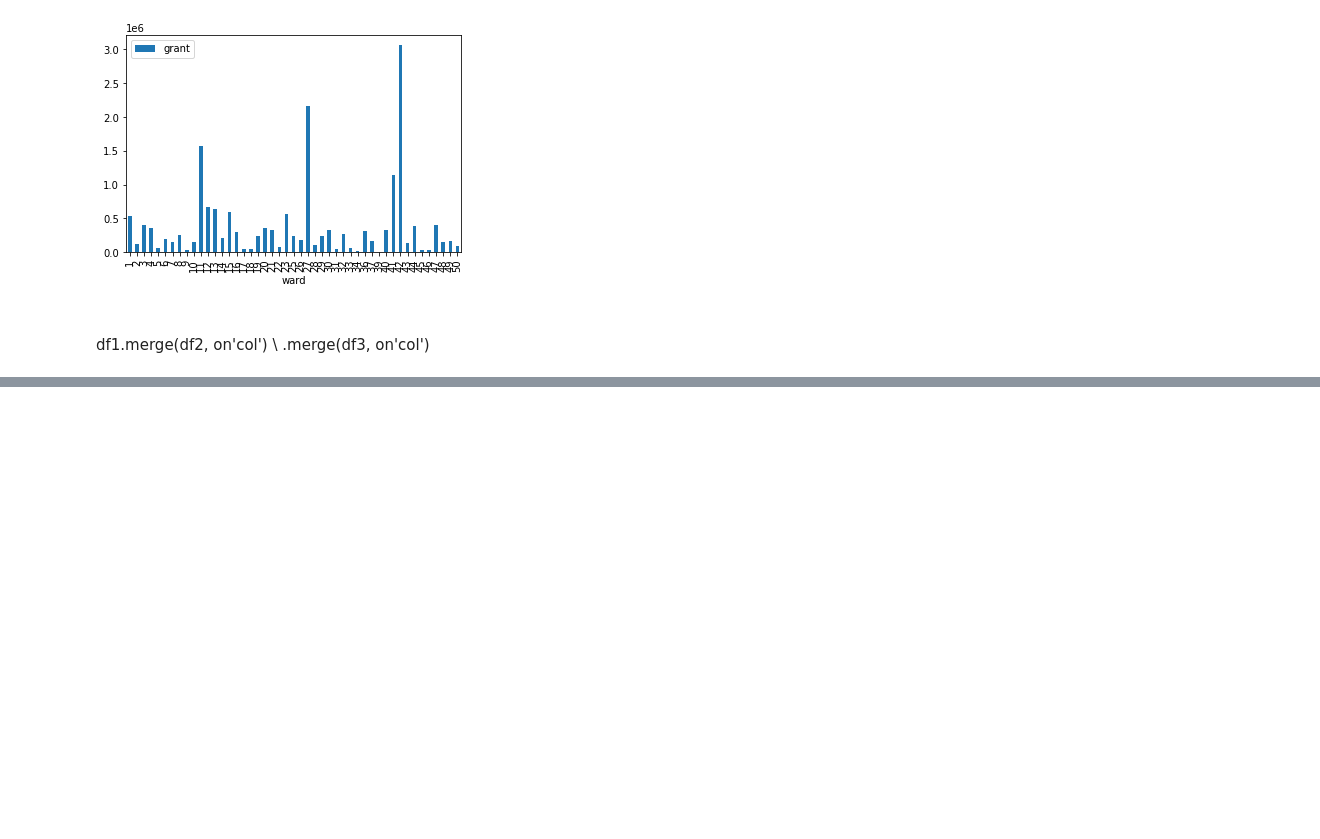
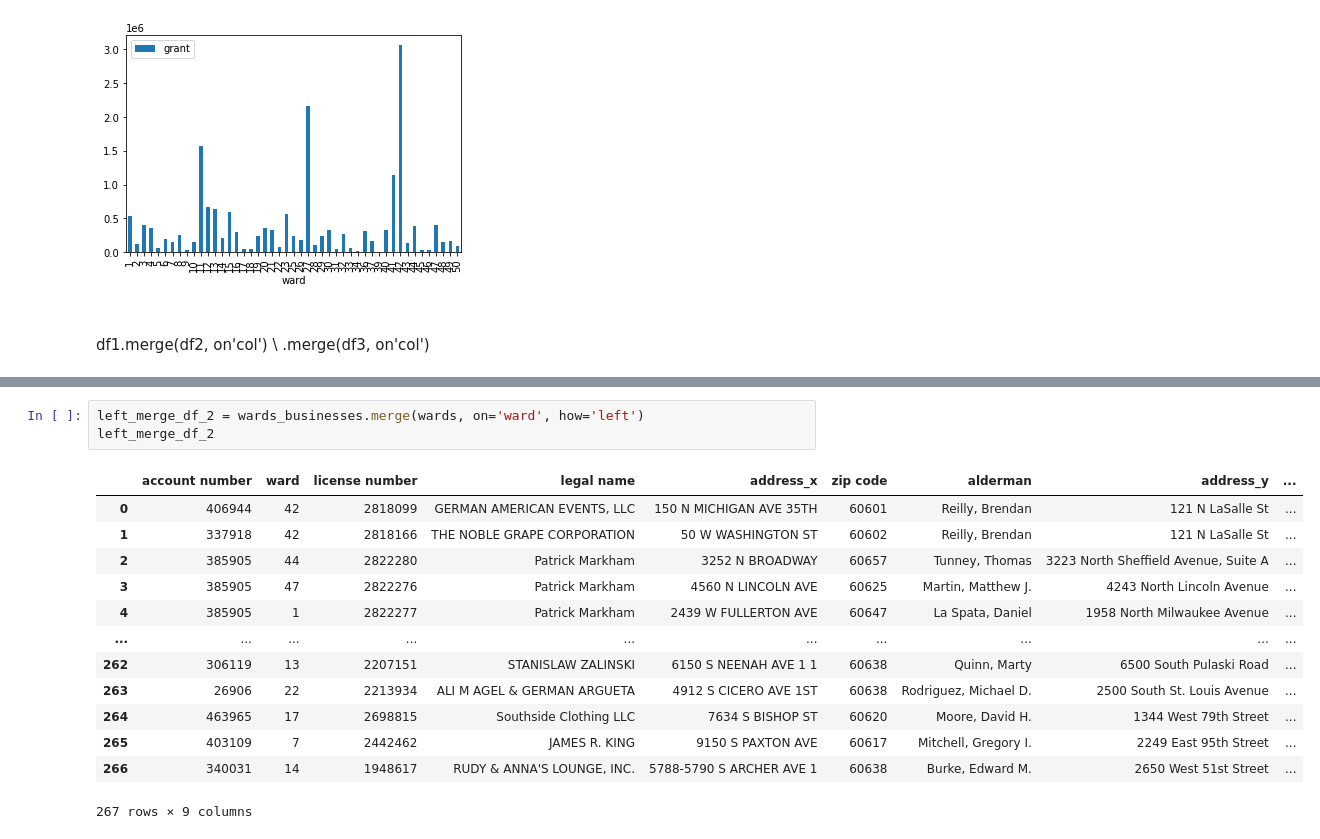
Before and after one commit to Jose-Servin/DataCamp, a Jupyter notebook: Courses/Joining_Data/Joining_Data_Pandas.ipynb, the cells around one changed output, grey strips where cells are left out. Cells and saved outputs as stored; diff of their text form; blank space fills up the shorter version.

```diff
--- a/Courses/Joining_Data/Joining_Data_Pandas.ipynb
+++ b/Courses/Joining_Data/Joining_Data_Pandas.ipynb
@@ -355,0 +385,17 @@ df1.merge(df2, on'col') \
+# %%
+left_merge_df_2 = wards_businesses.merge(wards, on='ward', how='left')
+left_merge_df_2
+# %% [output]
+|  | account number | ward | license number | legal name | address_x | zip code | alderman | address_y | ... |
+| 0 | 406944 | 42 | 2818099 | GERMAN AMERICAN EVENTS, LLC | 150 N MICHIGAN AVE 35TH | 60601 | Reilly, Brendan | 121 N LaSalle St | ... |
+| 1 | 337918 | 42 | 2818166 | THE NOBLE GRAPE CORPORATION | 50 W WASHINGTON ST | 60602 | Reilly, Brendan | 121 N LaSalle St | ... |
+| 2 | 385905 | 44 | 2822280 | Patrick Markham | 3252 N BROADWAY | 60657 | Tunney, Thomas | 3223 North Sheffield Avenue, Suite A | ... |
+| 3 | 385905 | 47 | 2822276 | Patrick Markham | 4560 N LINCOLN AVE | 60625 | Martin, Matthew J. | 4243 North Lincoln Avenue | ... |
+| 4 | 385905 | 1 | 2822277 | Patrick Markham | 2439 W FULLERTON AVE | 60647 | La Spata, Daniel | 1958 North Milwaukee Avenue | ... |
+| ... | ... | ... | ... | ... | ... | ... | ... | ... | ... |
+| 262 | 306119 | 13 | 2207151 | STANISLAW ZALINSKI | 6150 S NEENAH AVE 1 1 | 60638 | Quinn, Marty | 6500 South Pulaski Road | ... |
+| 263 | 26906 | 22 | 2213934 | ALI M AGEL & GERMAN ARGUETA | 4912 S CICERO AVE 1ST | 60638 | Rodriguez, Michael D. | 2500 South St. Louis Avenue | ... |
+| 264 | 463965 | 17 | 2698815 | Southside Clothing LLC | 7634 S BISHOP ST | 60620 | Moore, David H. | 1344 West 79th Street | ... |
+| 265 | 403109 | 7 | 2442462 | JAMES R. KING | 9150 S PAXTON AVE | 60617 | Mitchell, Gregory I. | 2249 East 95th Street | ... |
+| 266 | 340031 | 14 | 1948617 | RUDY & ANNA'S LOUNGE, INC. | 5788-5790 S ARCHER AVE 1 | 60638 | Burke, Edward M. | 2650 West 51st Street | ... |
+267 rows × 9 columns
```
Also changed, not shown: parts of 4 cells of this notebook.
